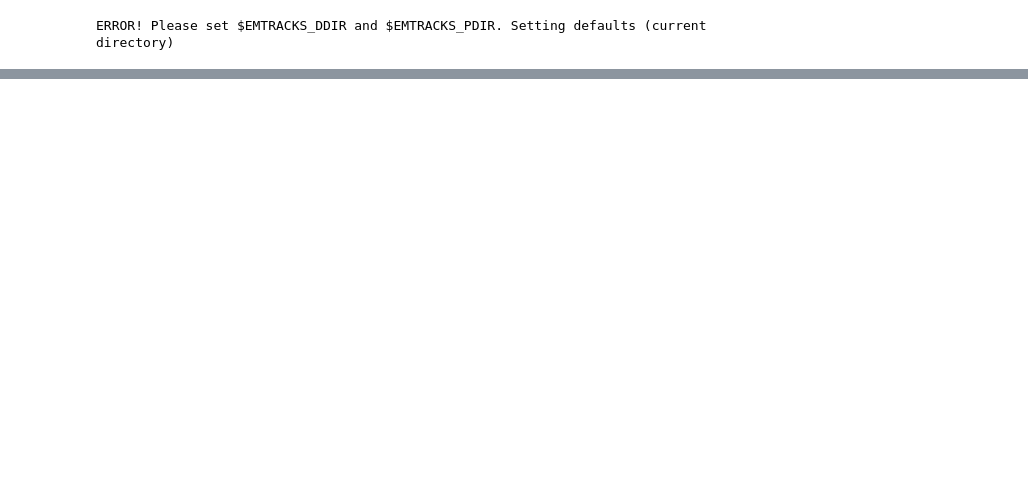
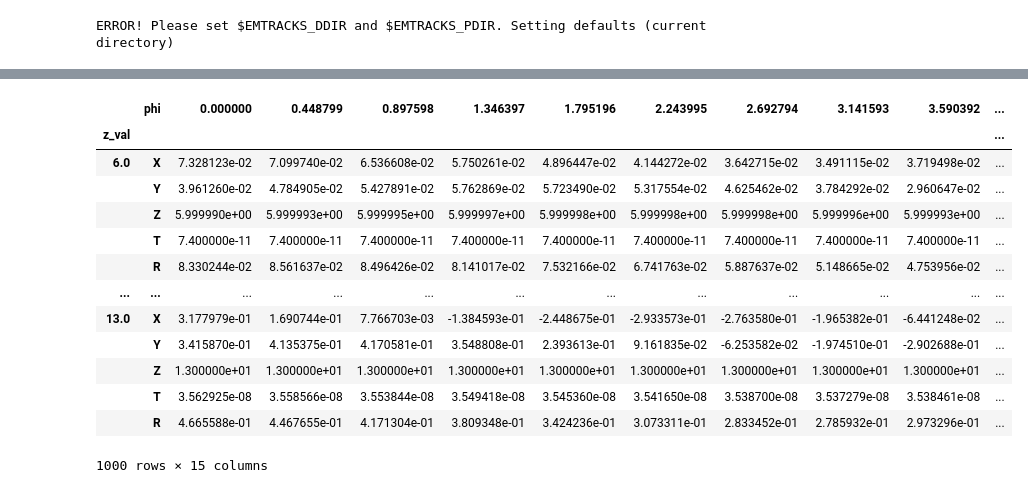
Before and after one commit to ckampa13/particle_EM_tracks, a Jupyter notebook: scripts/Darren/randomphi/Jupyter Notebooks/Startreadpkl.ipynb, the cells around one changed output, grey strips where cells are left out. Cells and saved outputs as stored; diff of their text form; code cells hidden in the pictures; blank space fills up the shorter version.

```diff
--- a/scripts/Darren/randomphi/Jupyter Notebooks/Startreadpkl.ipynb
+++ b/scripts/Darren/randomphi/Jupyter Notebooks/Startreadpkl.ipynb
@@ -67,13 +268,14 @@ find_track_at_z(nomdata[str(phis[1])], 10)
 # %%
-def hi(zstart, zend, numpoints):   #rmax, rmin, xmax, xmin, ymax, ymin
-    q = np.linspace(zstart, zend, numpoints)
-    nomdata, disdata, phis, N = readpickle()
-    e = np.tile(q, len(phis))
-    f = np.repeat(phis, numpoints)
+def restructure(zstart, zend, numpoints):   #rmax, rmin, xmax, xmin, ymax, ymin
+    q = np.linspace(zstart, zend, numpoints) #all the z values u need in a list
+    nomdata, disdata, phis, N = readpickle() #get all your info
+    e = np.tile(q, len(phis)) #repeat q len(phis) times in the same list
+    f = np.repeat(phis, numpoints) #phis list repeated numpoints times
 
     nomfinaldata = []
     disfinaldata = []
 
+    #construct the data in two different ways (seems inefficient by looping this many times)
     for phi in phis:
         for i in q:
             nomfinaldata.append(find_track_at_z(nomdata[str(phi)], i))
@@ -93,16 +295,25 @@ def hi(zstart, zend, numpoints):   #rmax, rmin, xmax, xmin, ymax, ymin
         nomfinaldatares.append(transitionlistnom)
         disfinaldatares.append(transitionlistdis)
 
+    #construct dataframes
+    arrays = (f, e)
+    tuples = list(zip(*arrays))
+    index = pd.MultiIndex.from_tuples(tuples, names = ['phi', 'z_val'])
 
-    return nomfinaldata, disfinaldata, nomfinaldatares, disfinaldatares, e, f, q, numpoints
+    df1 = pd.DataFrame(nomfinaldata, columns = ["X", "Y", "Z", "T", "R"], index = index)
+    df2 = df1.stack().unstack(0)
+
+    return nomfinaldatares, disfinaldatares, e, f, q, numpoints, df1, df2
 # %%
-x = hi(6, 13, 30)
+x = restructure(6, 13, 200)
 
-nominaldata = x[0]
-gradeddata = x[1]
-nomfinaldatares = np.array(x[2])
-disfinaldatares = np.array(x[3])
-indices = x[4]
-phi_index = x[5]
-q = (x[6])
-numpoints = x[7]
+#nominaldata = x[0]
+#gradeddata = x[1]
+nomfinaldatares = np.array(x[0])
+disfinaldatares = np.array(x[1])
+indices = x[2]
+phi_index = x[3]
+q = (x[4])
+numpoints = x[5]
+df1 = x[6]
+df2 = x[7]
@@ -204,0 +404,17 @@ fig2.savefig(testdir+'6-22-9')
+# %%
+df2
+# %% [output]
+|  | phi | 0.000000 | 0.448799 | 0.897598 | 1.346397 | 1.795196 | 2.243995 | 2.692794 | 3.141593 | 3.590392 | ... |
+| z_val |  |  |  |  |  |  |  |  |  |  | ... |
+| 6.0 | X | 7.328123e-02 | 7.099740e-02 | 6.536608e-02 | 5.750261e-02 | 4.896447e-02 | 4.144272e-02 | 3.642715e-02 | 3.491115e-02 | 3.719498e-02 | ... |
+|  | Y | 3.961260e-02 | 4.784905e-02 | 5.427891e-02 | 5.762869e-02 | 5.723490e-02 | 5.317554e-02 | 4.625462e-02 | 3.784292e-02 | 2.960647e-02 | ... |
+|  | Z | 5.999990e+00 | 5.999993e+00 | 5.999995e+00 | 5.999997e+00 | 5.999998e+00 | 5.999998e+00 | 5.999998e+00 | 5.999996e+00 | 5.999993e+00 | ... |
+|  | T | 7.400000e-11 | 7.400000e-11 | 7.400000e-11 | 7.400000e-11 | 7.400000e-11 | 7.400000e-11 | 7.400000e-11 | 7.400000e-11 | 7.400000e-11 | ... |
+|  | R | 8.330244e-02 | 8.561637e-02 | 8.496426e-02 | 8.141017e-02 | 7.532166e-02 | 6.741763e-02 | 5.887637e-02 | 5.148665e-02 | 4.753956e-02 | ... |
+| ... | ... | ... | ... | ... | ... | ... | ... | ... | ... | ... | ... |
+| 13.0 | X | 3.177979e-01 | 1.690744e-01 | 7.766703e-03 | -1.384593e-01 | -2.448675e-01 | -2.933573e-01 | -2.763580e-01 | -1.965382e-01 | -6.441248e-02 | ... |
+|  | Y | 3.415870e-01 | 4.135375e-01 | 4.170581e-01 | 3.548808e-01 | 2.393613e-01 | 9.161835e-02 | -6.253582e-02 | -1.974510e-01 | -2.902688e-01 | ... |
+|  | Z | 1.300000e+01 | 1.300000e+01 | 1.300000e+01 | 1.300000e+01 | 1.300000e+01 | 1.300000e+01 | 1.300000e+01 | 1.300000e+01 | 1.300000e+01 | ... |
+|  | T | 3.562925e-08 | 3.558566e-08 | 3.553844e-08 | 3.549418e-08 | 3.545360e-08 | 3.541650e-08 | 3.538700e-08 | 3.537279e-08 | 3.538461e-08 | ... |
+|  | R | 4.665588e-01 | 4.467655e-01 | 4.171304e-01 | 3.809348e-01 | 3.424236e-01 | 3.073311e-01 | 2.833452e-01 | 2.785932e-01 | 2.973296e-01 | ... |
+1000 rows × 15 columns
```
Also changed, not shown: parts of 25 cells of this notebook, 7 other files.
